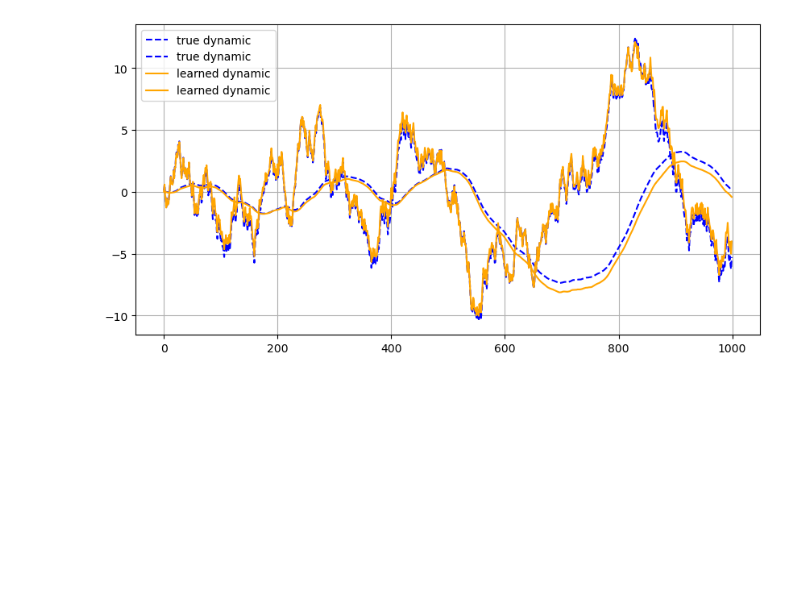
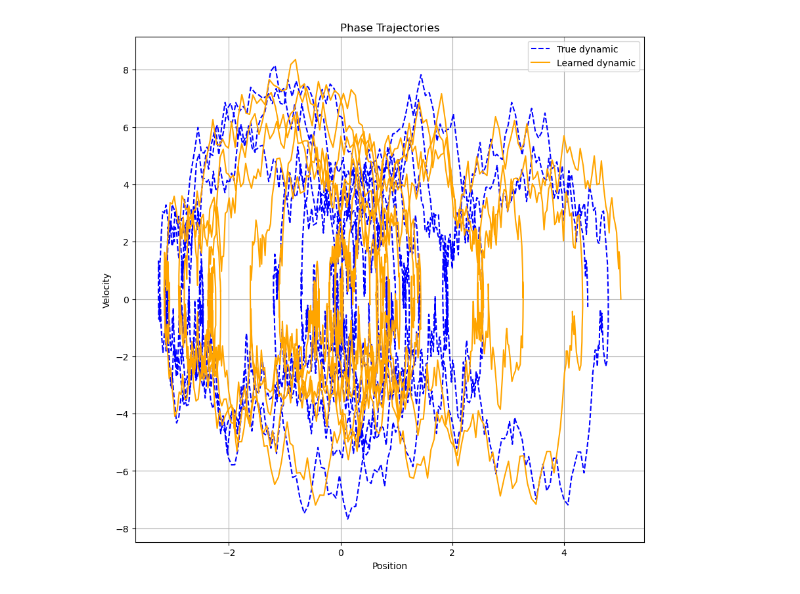
Before and after one commit to bensturgis/tum-adlr-10, a Jupyter notebook: experiments/train_baseline_model.ipynb, the cells around one changed output. Saved outputs shown, nothing was run; the diff lists cells and outputs as text; code cells hidden in the pictures; blank space fills up the shorter version.

```diff
--- a/experiments/train_baseline_model.ipynb
+++ b/experiments/train_baseline_model.ipynb
@@ -154,41 +215,13 @@ Model training completed successfully. Weights have been saved as 'baseline_mode
-# %%
-# test model
-from dynamical_systems.mass_spring_damper_system import MassSpringDamperEnv
-
-import numpy as np
-import pygame
-import matplotlib.pyplot as plt
-
-# Using trained model as system dynamic
-if __name__ == "__main__":
-    # Initialize trained dynamics model
-    state_dim = env.observation_space.shape[0]
-    action_dim = env.action_space.shape[0]
-    trained_model = FeedforwardNN(state_dim, action_dim, hidden_size=HIDDEN_SIZE)
-
-    # load saved weights
-    trained_model.load_state_dict(torch.load('../weights/baseline_model.pth'))
-    trained_model.eval()
-
-    trained_env = MassSpringDamperEnv(model=trained_model)
-    trained_env.reset()
-    env.reset()
-    save = [[],[]]
-    # clock = pygame.time.Clock()
-    for _ in range(1000):
-        action = env.action_space.sample()
-        obs, _, _, _, _= env.step(action)
-        save[0].append(obs)
-        obs, _, _, _, _= trained_env.step(action)
-        save[1].append(obs)
-        # clock.tick(400)
-
-trained_env.close()
-plt.figure(1, (10,5))
-plt.plot(save[0], label="true dynamic", color="blue", linestyle="--")
-plt.plot(save[1], label="learned dynamic", color="orange")
-plt.legend()
-plt.grid(True)
-plt.show()
-# %% [output]
-[figure, removed]
+# %%
+# Plot Phase Trajectories (Position vs Velocity)
+plt.figure(2, (10, 10))
+plt.plot(saved_traj[0,:,0], saved_traj[0,:,1], label="True dynamic", color="blue", linestyle="--")
+plt.plot(saved_traj[1,:,0], saved_traj[1,:,1], label="Learned dynamic", color="orange")
+plt.legend()
+plt.grid(True)
+plt.title("Phase Trajectories")
+plt.xlabel("Position")
+plt.ylabel("Velocity")
+plt.show()
+# %% [output]
+[figure, added]
```
Also changed, not shown: parts of 5 cells of this notebook, 6 other files.
